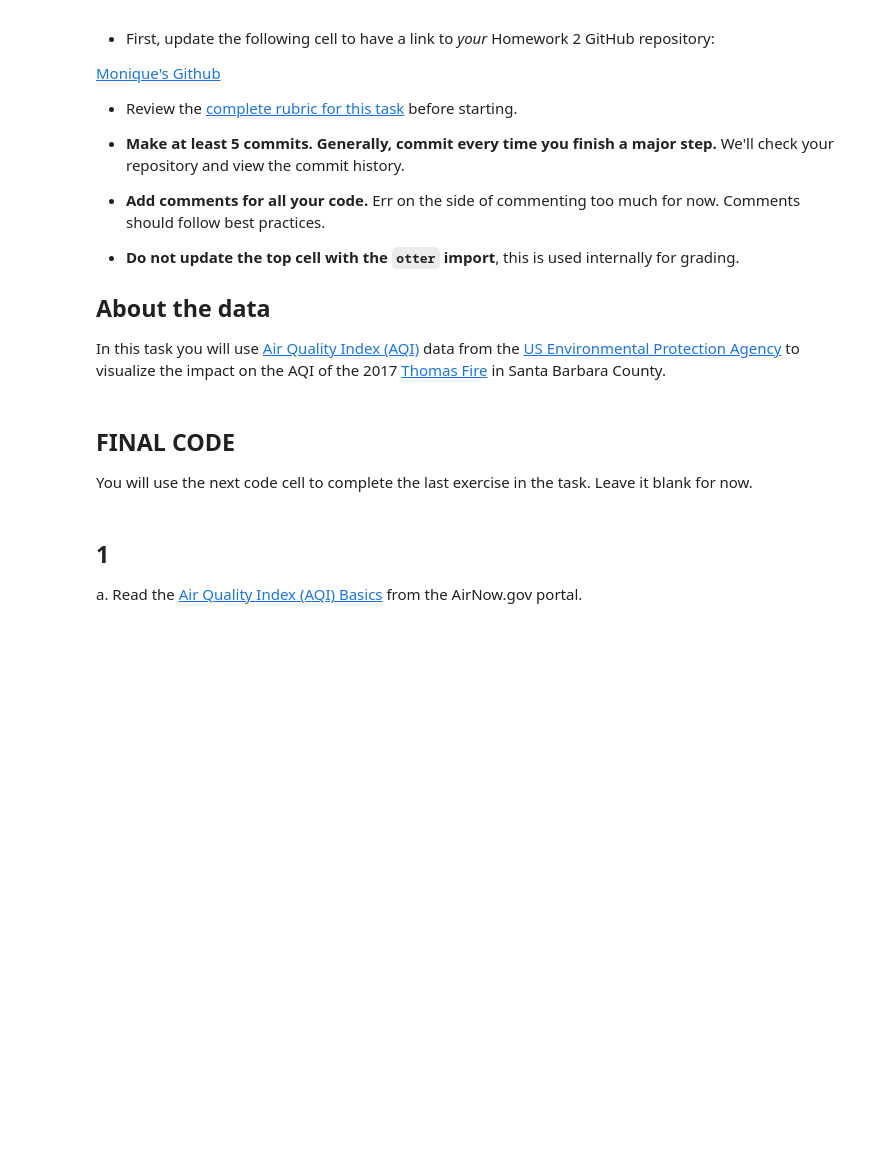
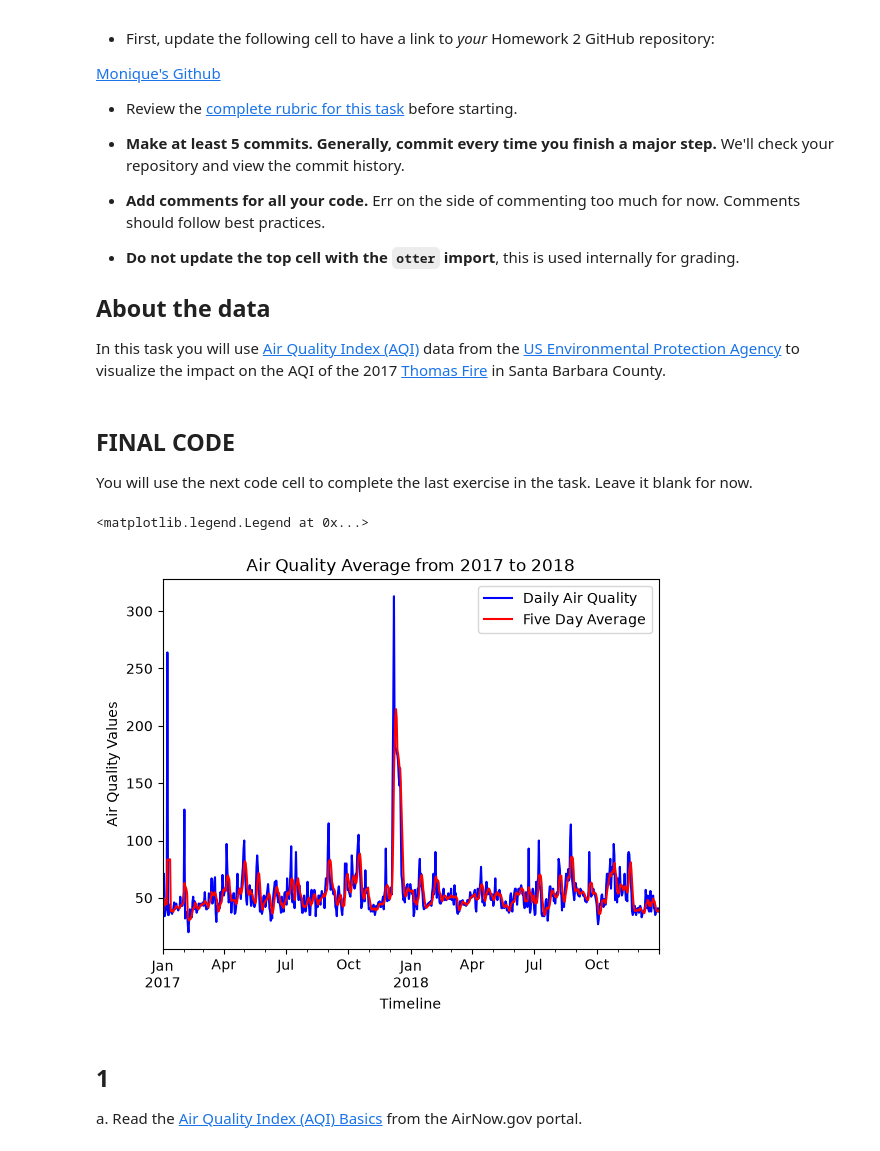
Before and after one commit to moniqueallyson/eds220-hwk2, a Jupyter notebook: task3/hwk2-task3-aqi.ipynb, the cells around one changed output. Drawn from its saved outputs; the diff is of its cells as text; code cells hidden in the pictures; blank space fills up the shorter version.

Commit message:
Completed questions and plot

```diff
--- a/task3/hwk2-task3-aqi.ipynb
+++ b/task3/hwk2-task3-aqi.ipynb
@@ -42,3 +33,43 @@ aqi = pd.concat([aqi_17, aqi_18])
+# %%
+import pandas as pd
+import matplotlib.pyplot as plt
+
+# Clean final Code
+
+# Read in data for 2017 and 2018 daily aqi
+aqi_17 = pd.read_csv('data/daily_aqi_by_county_2017.zip', compression='zip')
+aqi_18 = pd.read_csv('data/daily_aqi_by_county_2018.zip', compression='zip')
+# Read in combined data
+aqi = pd.concat([aqi_17, aqi_18])
+
+aqi.columns = (aqi.columns
+                  .str.lower()
+                  .str.replace(' ','_'))
+
+aqi_sb = aqi[aqi['county_name'].isin(['Santa Barbara'])]
+aqi_sb = aqi_sb.drop(columns=['state_name', 'state_name', 'county_name', 'state_code', 'county_code'])
+
+
+aqi_sb['date'] = pd.to_datetime(aqi_sb['date'], format='%Y-%m-%d')
+aqi_sb = aqi_sb.set_index('date').sort_index()
+
+# use assign here
+rolling_average = aqi_sb['aqi'].rolling(window='5D').mean()
+aqi_sb['five_day_average'] = rolling_average
+
+
+aqi_sb.plot(kind='line',
+        y=['aqi', 'five_day_average'],
+           xlabel='Timeline',
+           ylabel='Air Quality Values',
+           title='Air Quality Average from 2017 to 2018',
+            color = {'aqi':'#0000FF',
+                 'five_day_average': '#FF0000'
+                 })
+plt.legend(['Daily Air Quality', 'Five Day Average'])
+# %% [output]
+<matplotlib.legend.Legend at 0x...>
+[figure, added]
 # %% [markdown]
 ## 1
 
```
Also changed, not shown: parts of 21 cells of this notebook.
